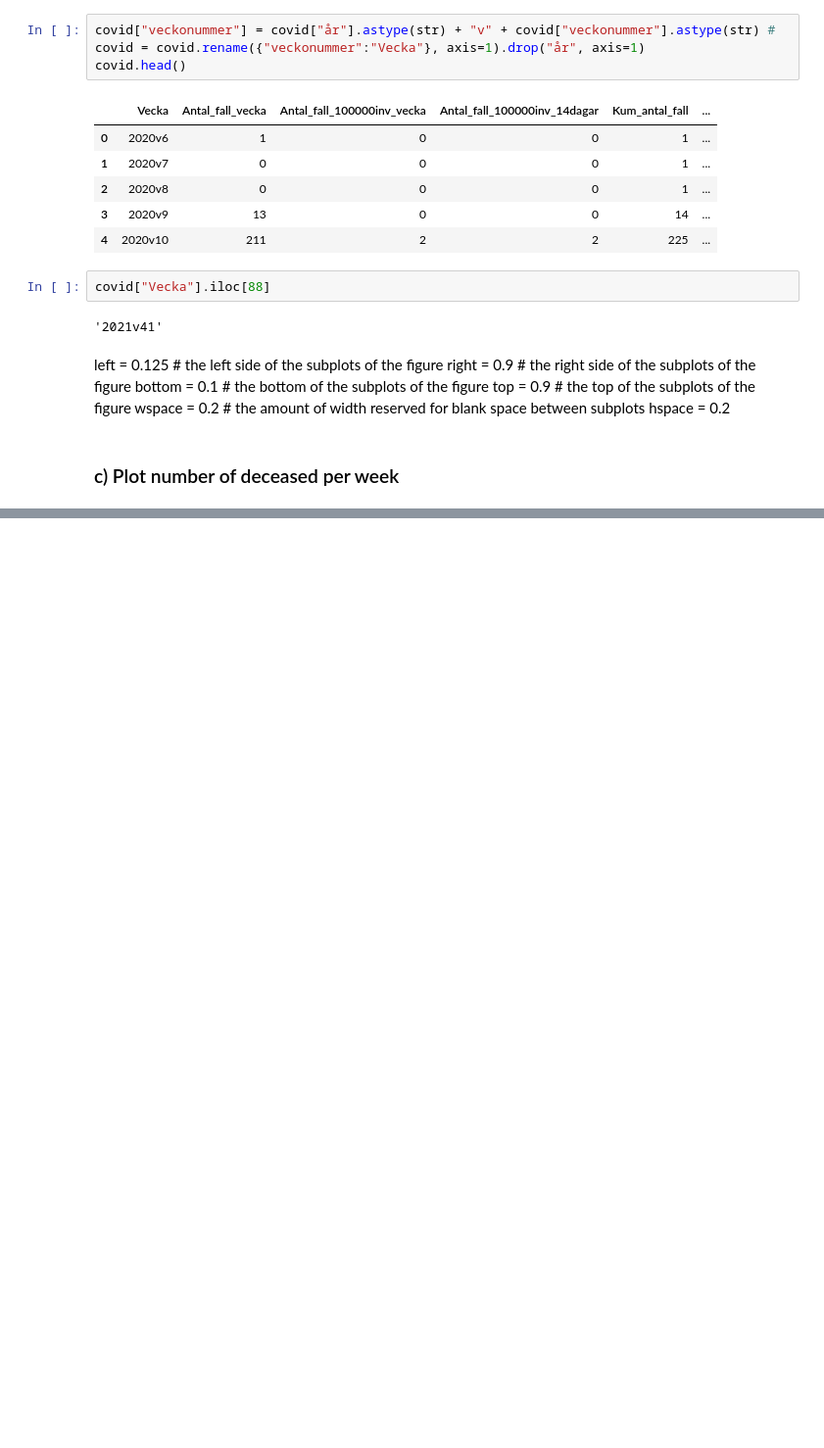
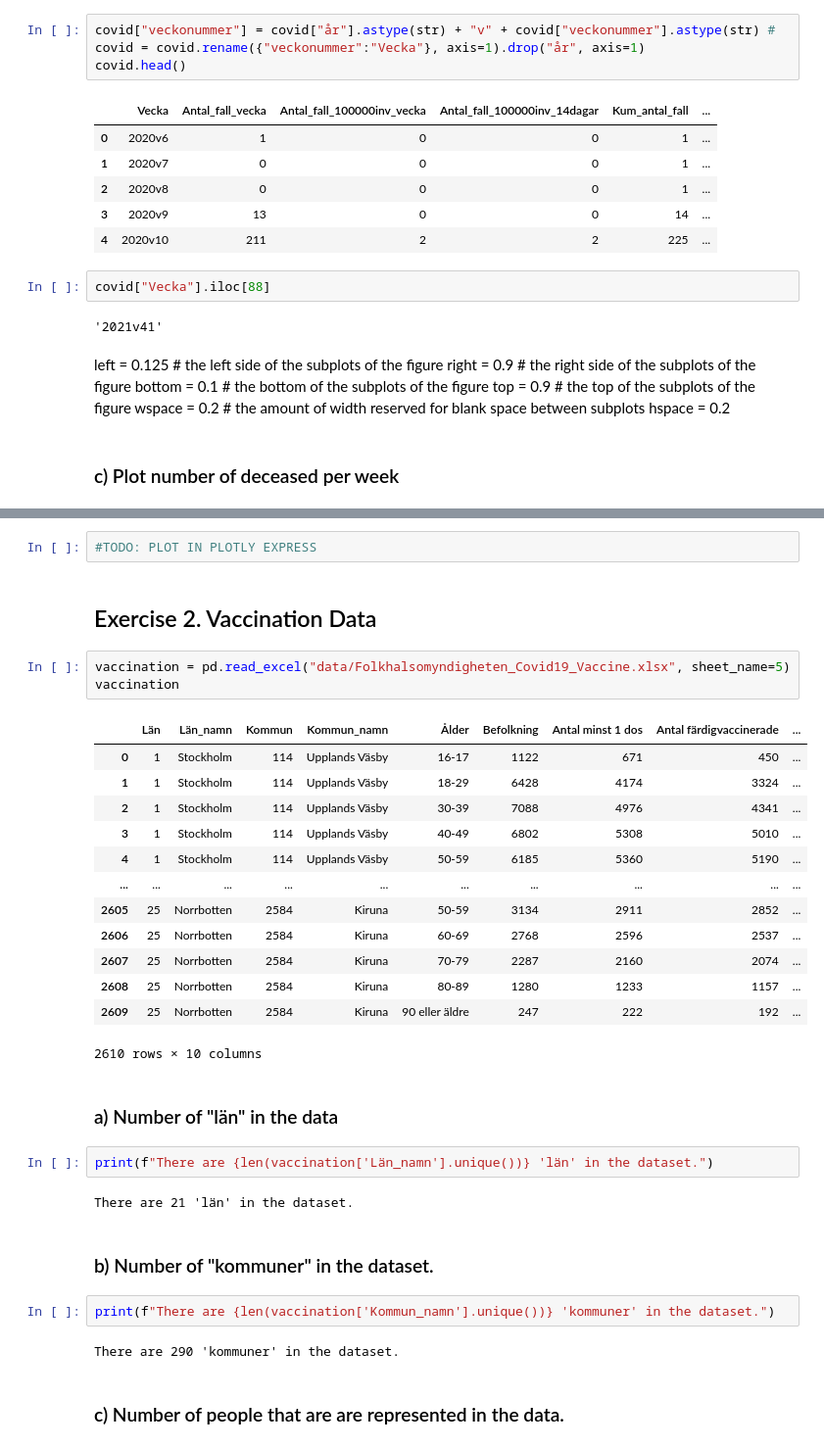
Before and after one commit to Anna-MariaSjolund/Data-Handling-Anna-MariaSjolund, a Jupyter notebook: Labs/Covid-Lab/covid_lab.ipynb, the cells around one changed output, grey strips where cells are left out. Shown: that part at 98% size. Cells and saved outputs as stored; diff of their text form; blank space fills up the shorter version.

Commit message:
Added vaccination dataset

```diff
--- a/Labs/Covid-Lab/covid_lab.ipynb
+++ b/Labs/Covid-Lab/covid_lab.ipynb
@@ -133,0 +136,35 @@ plt.savefig("visualiseringar/Statistics_for_Covid-19_in_Sweden.png")
+# %%
+#TODO: PLOT IN PLOTLY EXPRESS
+# %% [markdown]
+## Exercise 2. Vaccination Data
+# %%
+vaccination = pd.read_excel("data/Folkhalsomyndigheten_Covid19_Vaccine.xlsx", sheet_name=5)
+vaccination
+# %% [output]
+|  | Län | Län_namn | Kommun | Kommun_namn | Ålder | Befolkning | Antal minst 1 dos | Antal färdigvaccinerade | ... |
+| 0 | 1 | Stockholm | 114 | Upplands Väsby | 16-17 | 1122 | 671 | 450 | ... |
+| 1 | 1 | Stockholm | 114 | Upplands Väsby | 18-29 | 6428 | 4174 | 3324 | ... |
+| 2 | 1 | Stockholm | 114 | Upplands Väsby | 30-39 | 7088 | 4976 | 4341 | ... |
+| 3 | 1 | Stockholm | 114 | Upplands Väsby | 40-49 | 6802 | 5308 | 5010 | ... |
+| 4 | 1 | Stockholm | 114 | Upplands Väsby | 50-59 | 6185 | 5360 | 5190 | ... |
+| ... | ... | ... | ... | ... | ... | ... | ... | ... | ... |
+| 2605 | 25 | Norrbotten | 2584 | Kiruna | 50-59 | 3134 | 2911 | 2852 | ... |
+| 2606 | 25 | Norrbotten | 2584 | Kiruna | 60-69 | 2768 | 2596 | 2537 | ... |
+| 2607 | 25 | Norrbotten | 2584 | Kiruna | 70-79 | 2287 | 2160 | 2074 | ... |
+| 2608 | 25 | Norrbotten | 2584 | Kiruna | 80-89 | 1280 | 1233 | 1157 | ... |
+| 2609 | 25 | Norrbotten | 2584 | Kiruna | 90 eller äldre | 247 | 222 | 192 | ... |
+2610 rows × 10 columns
+# %% [markdown]
+### a) Number of "län" in the data
+# %%
+print(f"There are {len(vaccination['Län_namn'].unique())} 'län' in the dataset.")
+# %% [output]
+There are 21 'län' in the dataset.
+# %% [markdown]
+### b) Number of "kommuner" in the dataset.
+# %%
+print(f"There are {len(vaccination['Kommun_namn'].unique())} 'kommuner' in the dataset.")
+# %% [output]
+There are 290 'kommuner' in the dataset.
+# %% [markdown]
+### c) Number of people that are are represented in the data.
```
Also changed, not shown: parts of 4 cells of this notebook.
